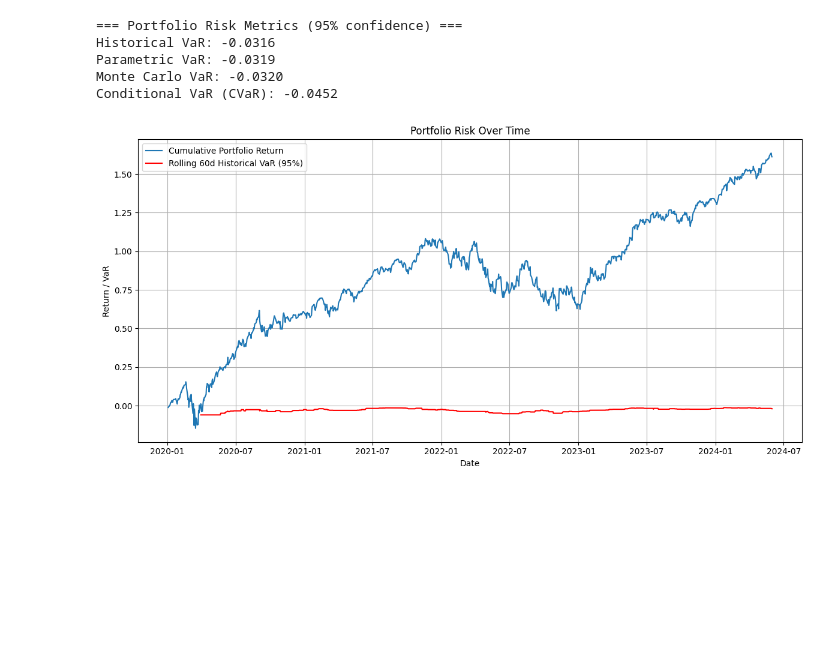
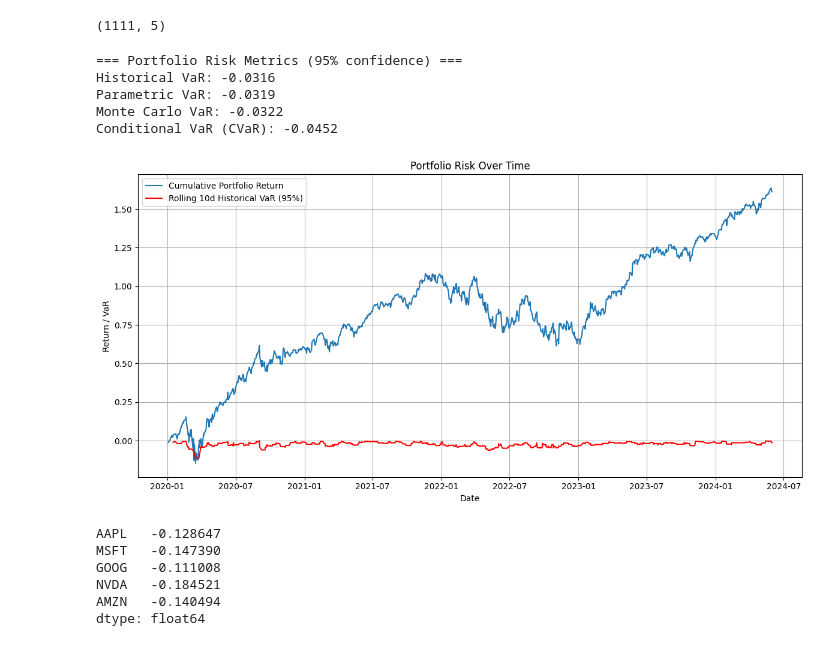
Before and after one commit to manipuppeteer/Finance-Projects, a Jupyter notebook: VaR.ipynb, the cells around one changed output. Drawn from its saved outputs; the diff is of its cells as text; code cells hidden in the pictures; blank space fills up the shorter version.

```diff
--- a/VaR.ipynb
+++ b/VaR.ipynb
@@ -53,3 +32,7 @@ data.tail()
+# %%
+data.shape
+# %% [output]
+(1111, 5)
 # %%
 import numpy as np
 import matplotlib.pyplot as plt
@@ -80,33 +63,42 @@ mc_VaR = np.percentile(simulated_returns, (1-confidence_level)*100)
 #  Conditional VaR (CVaR)
 CVaR = portfolio_returns[portfolio_returns <= hist_VaR].mean()
 
 # Print results
 print(f"=== Portfolio Risk Metrics ({confidence_level*100:.0f}% confidence) ===")
 print(f"Historical VaR: {hist_VaR:.4f}")
 print(f"Parametric VaR: {param_VaR:.4f}")
 print(f"Monte Carlo VaR: {mc_VaR:.4f}")
 print(f"Conditional VaR (CVaR): {CVaR:.4f}")
 
 # Visualization: rolling historical VaR over time
-window = 60  # 60-day rolling window
+window = 10  # 60-day rolling window
 rolling_VaR = portfolio_returns.rolling(window).apply(
     lambda x: np.percentile(x, (1-confidence_level)*100), raw=False
 )
 
 plt.figure(figsize=(12,6))
 plt.plot(portfolio_returns.index, portfolio_returns.cumsum(), label='Cumulative Portfolio Return')
 plt.plot(rolling_VaR, label=f'Rolling {window}d Historical VaR ({confidence_level*100:.0f}%)', color='red')
 plt.title('Portfolio Risk Over Time')
 plt.xlabel('Date')
 plt.ylabel('Return / VaR')
 plt.legend()
 plt.grid(True)
 plt.tight_layout()
 plt.show()
 # %% [output]
 === Portfolio Risk Metrics (95% confidence) ===
 Historical VaR: -0.0316
 Parametric VaR: -0.0319
-Monte Carlo VaR: -0.0320
+Monte Carlo VaR: -0.0322
 Conditional VaR (CVaR): -0.0452
-[figure, old version]
+[figure, new version]
+# %%
+returns.min()
+# %% [output]
+AAPL   -0.128647
+MSFT   -0.147390
+GOOG   -0.111008
+NVDA   -0.184521
+AMZN   -0.140494
+dtype: float64
```
Also changed, not shown: parts of 9 cells of this notebook.
